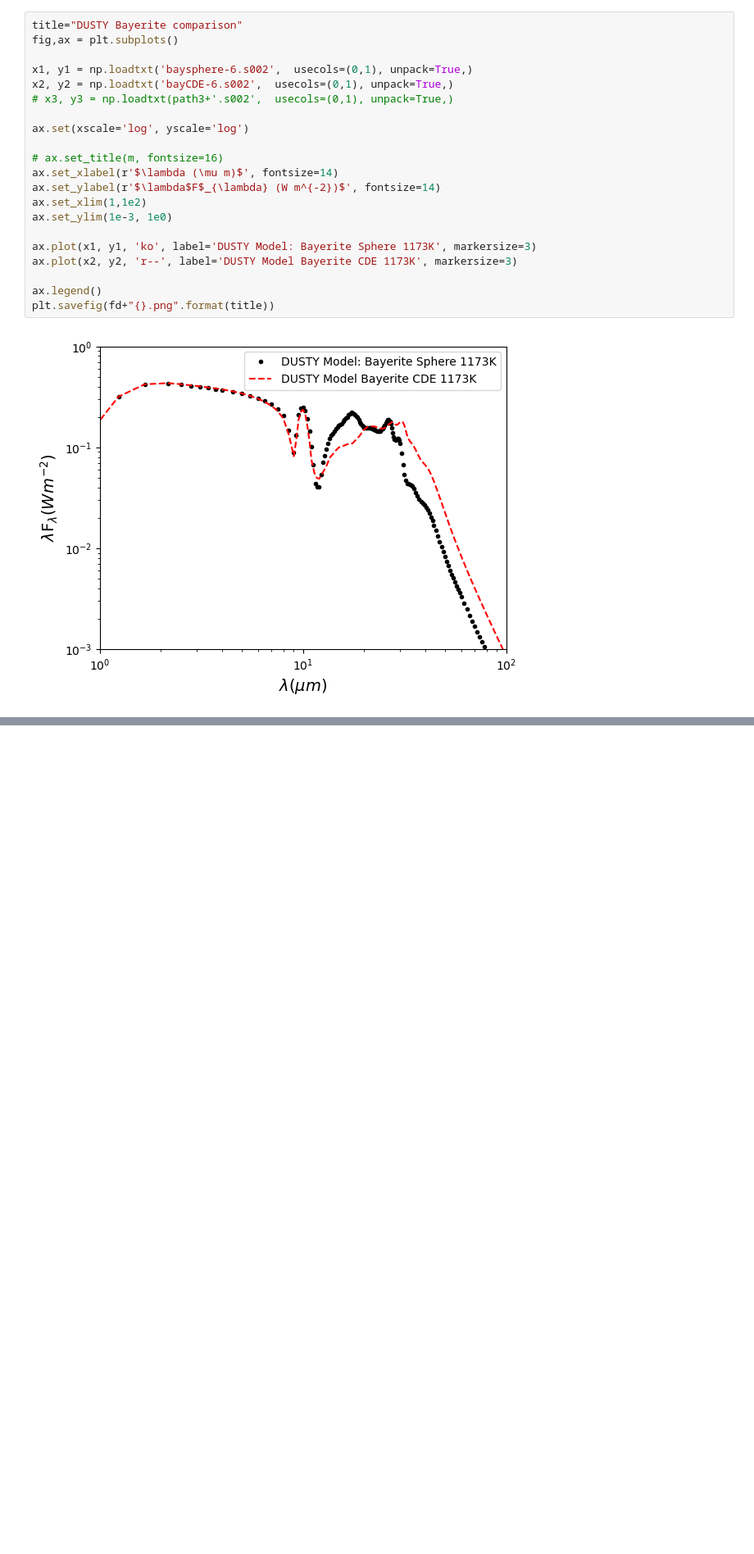
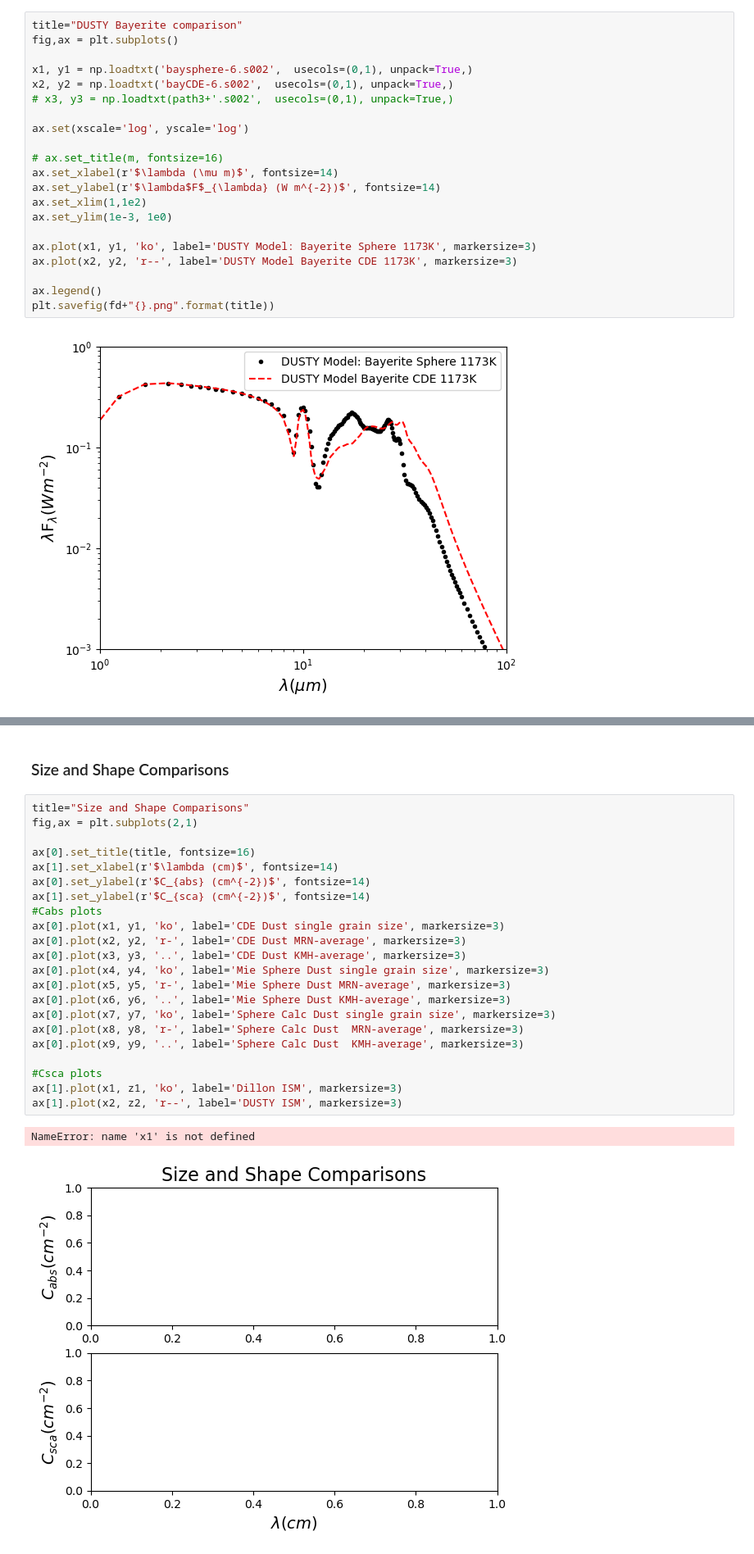
Before and after one commit to astroseandillon/Sean-Dusty, a Jupyter notebook: plot factory.ipynb, the cells around one changed output, grey strips where cells are left out. Shown at 82% size. Cells and saved outputs as stored; diff of their text form; blank space fills up the shorter version.

```diff
--- a/plot factory.ipynb
+++ b/plot factory.ipynb
@@ -301,0 +325,27 @@ plt.savefig(fd+"{}.png".format(title))
+# %% [markdown]
+### Size and Shape Comparisons
+# %%
+title="Size and Shape Comparisons"
+fig,ax = plt.subplots(2,1)
+
+ax[0].set_title(title, fontsize=16)
+ax[1].set_xlabel(r'$\lambda (cm)$', fontsize=14)
+ax[0].set_ylabel(r'$C_{abs} (cm^{-2})$', fontsize=14)
+ax[1].set_ylabel(r'$C_{sca} (cm^{-2})$', fontsize=14)
+#Cabs plots
+ax[0].plot(x1, y1, 'ko', label='CDE Dust single grain size', markersize=3)
+ax[0].plot(x2, y2, 'r-', label='CDE Dust MRN-average', markersize=3)
+ax[0].plot(x3, y3, '..', label='CDE Dust KMH-average', markersize=3)
+ax[0].plot(x4, y4, 'ko', label='Mie Sphere Dust single grain size', markersize=3)
+ax[0].plot(x5, y5, 'r-', label='Mie Sphere Dust MRN-average', markersize=3)
+ax[0].plot(x6, y6, '..', label='Mie Sphere Dust KMH-average', markersize=3)
+ax[0].plot(x7, y7, 'ko', label='Sphere Calc Dust single grain size', markersize=3)
+ax[0].plot(x8, y8, 'r-', label='Sphere Calc Dust  MRN-average', markersize=3)
+ax[0].plot(x9, y9, '..', label='Sphere Calc Dust  KMH-average', markersize=3)
+
+#Csca plots
+ax[1].plot(x1, z1, 'ko', label='Dillon ISM', markersize=3)
+ax[1].plot(x2, z2, 'r--', label='DUSTY ISM', markersize=3)
+# %% [output]
+NameError: name 'x1' is not defined
+[figure, added]
```
Also changed, not shown: parts of 3 cells of this notebook.
